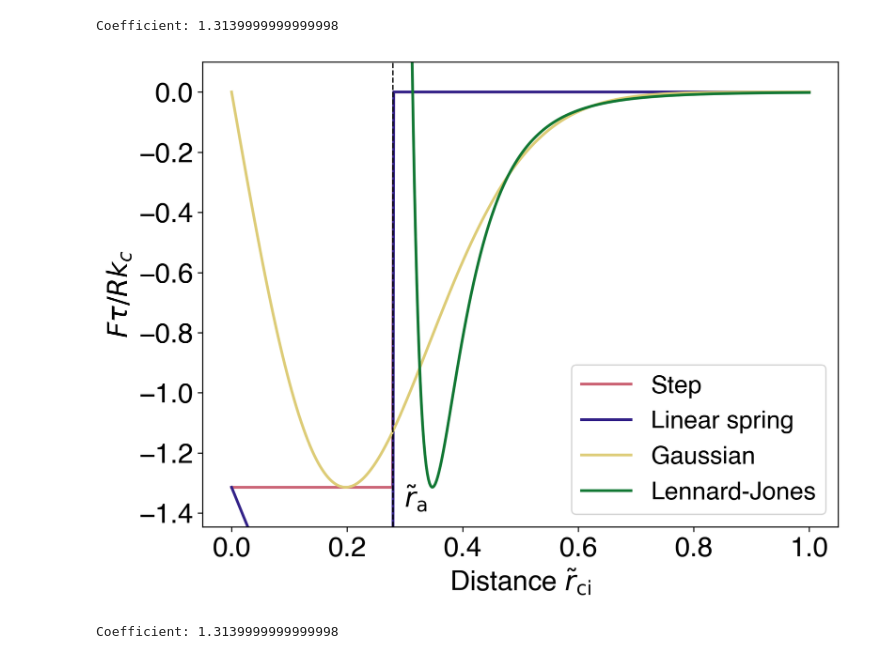
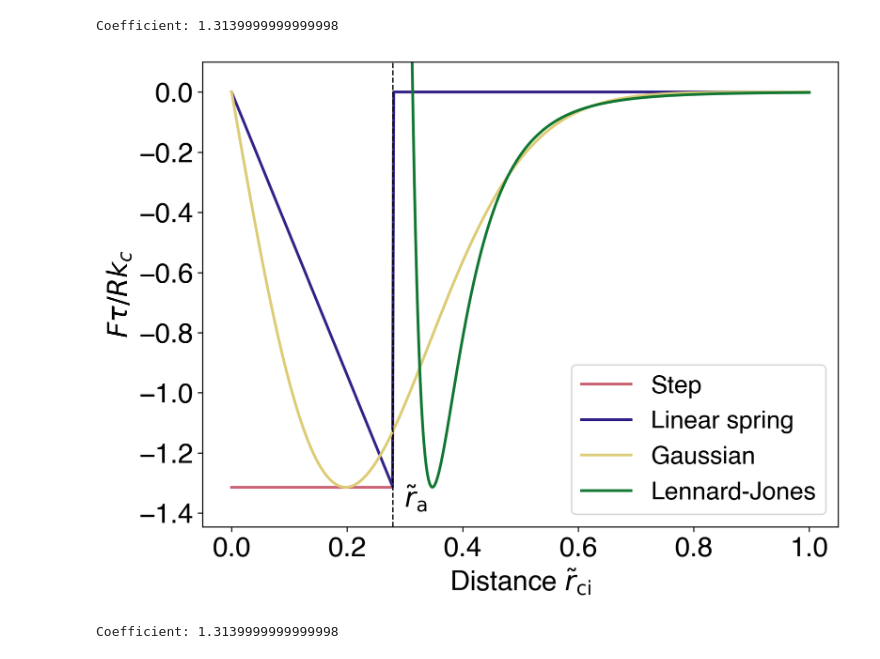
Before and after one commit to wppppupr/MTCargoSim, a Jupyter notebook: notebook/python.ipynb, the cells around one changed output. Cells and saved outputs as stored; diff of their text form; code cells hidden in the pictures.

```diff
--- a/notebook/python.ipynb
+++ b/notebook/python.ipynb
@@ -39,7 +39,7 @@ def dna_force_spring(f, r, r_a, r_dna):
 
 def spring_force(f, r, r_a):
     if r < r_a:
-        return -f * (r + r_a)/r_a
+        return -f * r/r_a
     else:
         return 0
 
@@ -56,34 +56,34 @@ print("Coefficient:", f*coefficient)
 
 distances = np.linspace(0, 1.0, 500)
 
 fig, ax = plt.subplots()
 
 ax.plot(distances, [dna_force(f*coefficient, r, r_a) for r in distances], label='Step')
 #ax.plot(distances, [dna_force_spring(f*coefficient, r, r_a, r_dna) for r in distances], label='DNA spring')
 ax.plot(distances, [spring_force(f*coefficient, r, r_a) for r in distances], label='Linear spring')
 ax.plot(distances, [dna_force_gaussian(epsilon*coefficient, r, r_a) for r in distances], label='Gaussian')
 
 LJ_distances = distances[distances > r_a*0.9]
 
 ax.plot(LJ_distances, [Lennard_force(LJ_e*coefficient, r, r_a) for r in LJ_distances], label='Lennard-Jones')
 
 ax.axvline(r_a, color='black', lw=1, ls='--')
 #ax.axvline(r_dna, color='black', lw=1, ls='--')
 
 ax.text(r_a + 0.02, -1.05*f*coefficient, '$\\tilde{r}_\mathrm{a}$')
 #ax.text(r_dna + 0.02, -f*coefficient, '$\hat{r}_\mathrm{dna}$')
 
 ax.set_xlabel('Distance $\\tilde{r}_\mathrm{ci}$')
 ax.set_ylabel('$F\\tau/R k_c$')
 ax.set_ylim(-1.1*f*coefficient, 0.1)
 ax.legend()
 plt.show()
 
 fig.savefig('../figures/dna_force_comparison.png', bbox_inches='tight')
 fig.savefig('../figures/dna_force_comparison.pdf', bbox_inches='tight')
 # %% [output]
 Coefficient: 1.3139999999999998
-[figure, old version]
+[figure, new version]
 # %%
 k_cargo = 1.0e-9
 v = 0.5
```
Also changed, not shown: 2 other files.
